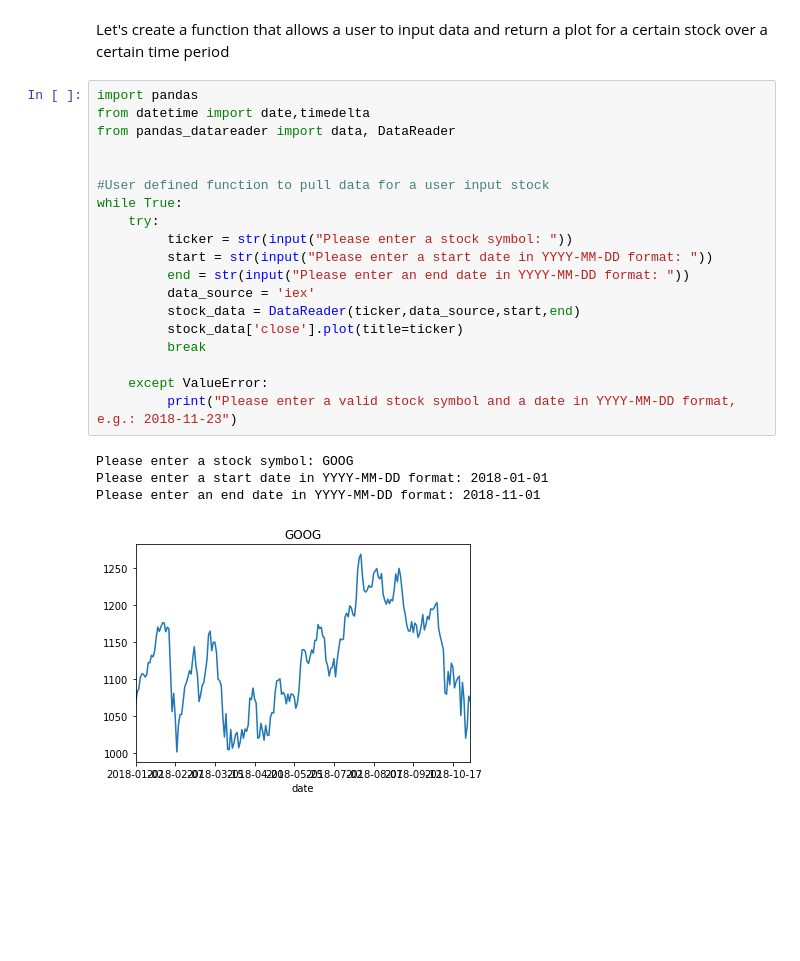
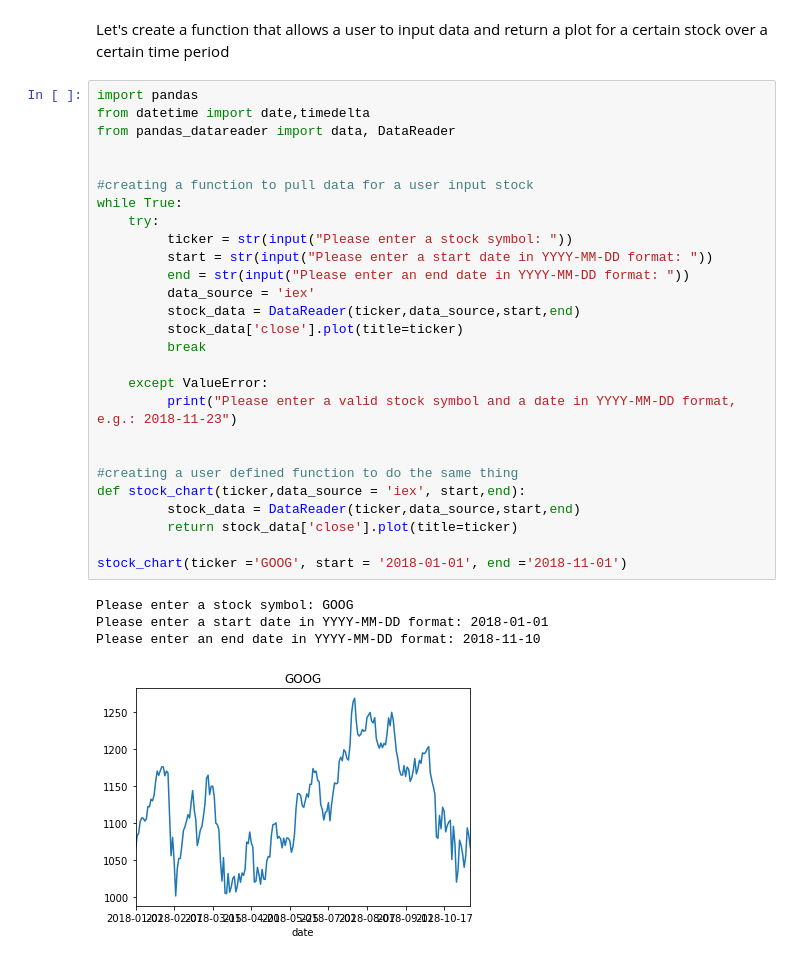
Before and after one commit to RyanZimmerman907/MSDS_430_Final, a Jupyter notebook: Final Project V1.ipynb, the cells around one changed output. Saved outputs shown, nothing was run; the diff lists cells and outputs as text; blank space fills up the shorter version.

```diff
--- a/Final Project V1.ipynb
+++ b/Final Project V1.ipynb
@@ -74,24 +116,32 @@ Let's create a function that allows a user to input data and return a plot for a
 # %%
 import pandas
 from datetime import date,timedelta
 from pandas_datareader import data, DataReader
 
 
-#User defined function to pull data for a user input stock
+#creating a function to pull data for a user input stock
 while True:
     try:
          ticker = str(input("Please enter a stock symbol: "))
          start = str(input("Please enter a start date in YYYY-MM-DD format: "))
          end = str(input("Please enter an end date in YYYY-MM-DD format: "))
          data_source = 'iex'
          stock_data = DataReader(ticker,data_source,start,end)
          stock_data['close'].plot(title=ticker)
          break
 
     except ValueError:
          print("Please enter a valid stock symbol and a date in YYYY-MM-DD format, e.g.: 2018-11-23")
+
+
+#creating a user defined function to do the same thing
+def stock_chart(ticker,data_source = 'iex', start,end):
+         stock_data = DataReader(ticker,data_source,start,end)
+         return stock_data['close'].plot(title=ticker)
+
+stock_chart(ticker ='GOOG', start = '2018-01-01', end ='2018-11-01')
 # %% [output]
 Please enter a stock symbol: GOOG
 Please enter a start date in YYYY-MM-DD format: 2018-01-01
-Please enter an end date in YYYY-MM-DD format: 2018-11-01
+Please enter an end date in YYYY-MM-DD format: 2018-11-10
-[figure, old version]
+[figure, new version]
```
Also changed, not shown: parts of 5 cells of this notebook.
